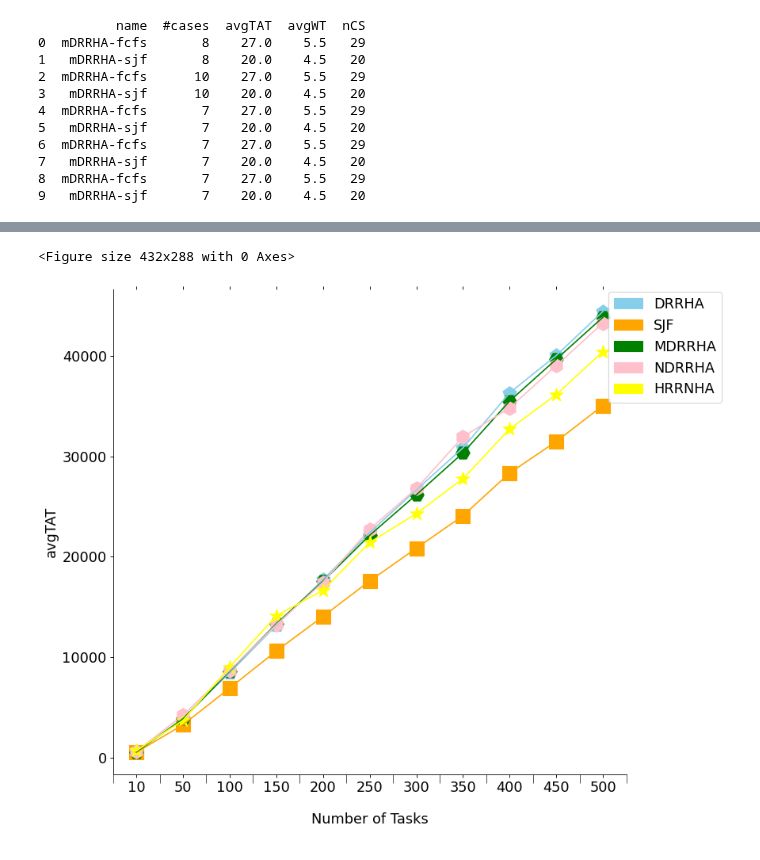
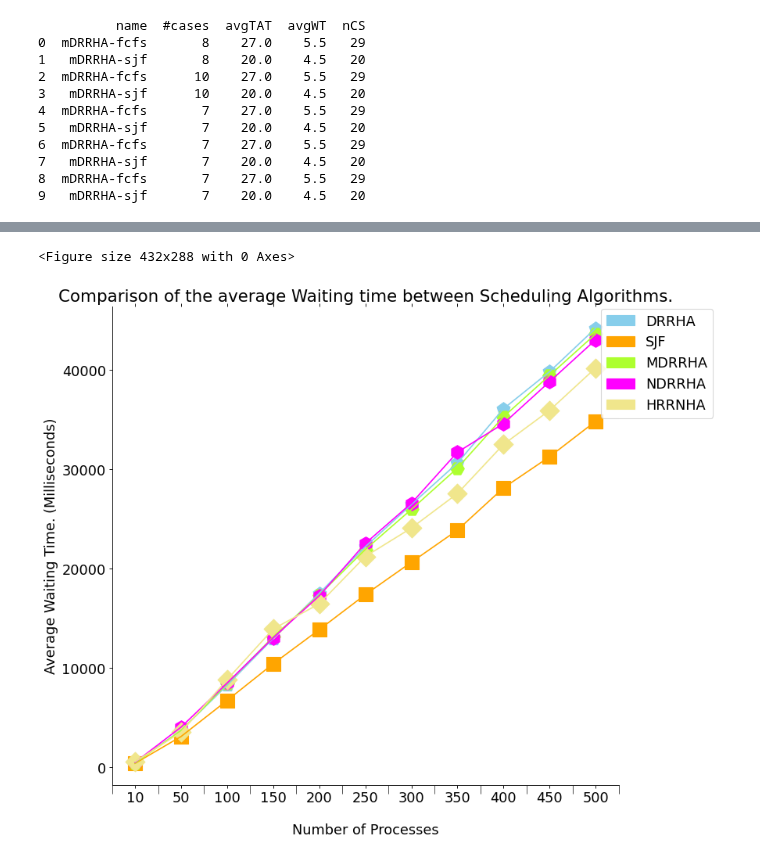
Before and after one commit to Bhaikko/mdrrha, a Jupyter notebook: src/graph_handler.ipynb, the cells around one changed output, grey strips where cells are left out. Saved outputs shown, nothing was run; the diff lists cells and outputs as text; code cells hidden in the pictures.

```diff
--- a/src/graph_handler.ipynb
+++ b/src/graph_handler.ipynb
@@ -38,6 +38,15 @@ ALGO_COMPARISONS_ATAT_BAR = 1
 ALGO_COMPARISONS_ATAT_LINE = 2
 ALGO_COMPARISONS_WT_BAR = 3
 ALGO_COMPARISONS_WT_LINE = 4
+
+colors = [
+    'skyblue', 'DRRHA',
+    'orange', 'SJF',
+    'greenyellow', 'MDRRHA',
+    'fuchsia', 'NDRRHA',
+    'khaki', 'HRRNHA',
+    'aqua', 'RR'
+]
 # %%
 # Comparison of mDRRHA with SJF and FCFS
 
@@ -362,9 +373,9 @@ ax.tick_params( axis='x', which='major', bottom='off', top='off' )
 colors = [
     'skyblue', 'DRRHA',
     'orange', 'SJF',
-    'green', 'MDRRHA',
-    'pink', 'NDRRHA',
-    'yellow', 'HRRNHA'
+    'greenyellow', 'MDRRHA',
+    'fuchsia', 'NDRRHA',
+    'khaki', 'HRRNHA'
 ]
 
 ax.spines['top'].set_visible(False)
@@ -375,8 +386,8 @@ ax.spines['right'].set_visible(False)
 # Plotting Bars
 marker_size = 250
 
-# plot_metric = 'avgWT'
-plot_metric = 'avgTAT'
+plot_metric = 'avgWT'
+# plot_metric = 'avgTAT'
 # plot_metric = 'avgRT'
 
 ax.plot(X_axis, sjf_values[plot_metric].to_numpy(), color = colors[2])
@@ -384,36 +395,37 @@ plt.scatter(X_axis, sjf_values[plot_metric].to_numpy(), marker = 's', s = marker
 
 ax.plot(X_axis, drrha_values[plot_metric].to_numpy(), color = colors[0])
 plt.scatter(X_axis, drrha_values[plot_metric].to_numpy(), marker = 'p', s = marker_size, color = colors[0])
 
 ax.plot(X_axis, mdrrha_values[plot_metric].to_numpy(), color = colors[4])
 plt.scatter(X_axis, mdrrha_values[plot_metric].to_numpy(), marker = 'H', s = marker_size, color = colors[4])
 
 ax.plot(X_axis, ndrrha_values[plot_metric].to_numpy(), color = colors[6])
 plt.scatter(X_axis, ndrrha_values[plot_metric].to_numpy(), marker = 'h', s = marker_size, color = colors[6])
 
 ax.plot(X_axis, hrrnha_values[plot_metric].to_numpy(), color = colors[8])
-plt.scatter(X_axis, hrrnha_values[plot_metric].to_numpy(), marker = '*', s = marker_size, color = colors[8])
+plt.scatter(X_axis, hrrnha_values[plot_metric].to_numpy(), marker = 'D', s = marker_size, color = colors[8])
 
 # Configuring Legend
 legend_elements = []
 
 for i in range(0, len(colors), 2):
     legend_elements.append(
         Patch(facecolor=colors[i], edgecolor=colors[i], label=colors[i + 1])
     )
 
 ax.legend(
     handles = legend_elements,
     loc = 'upper right',
     bbox_to_anchor=(1.20, 1.01)
 )
 
-plt.xlabel('Number of Tasks', labelpad = 20)
-# plt.ylabel('Average Waiting Time. (Milliseconds)')
+plt.xlabel('Number of Processes', labelpad = 20)
+plt.ylabel('Average Waiting Time. (Milliseconds)')
 # plt.ylabel('Average Turnaround Time. (Milliseconds)')
-plt.ylabel(plot_metric)
-# plt.title('Comparison of the average Waiting time of SJF and DRRHA.')
+# plt.ylabel('Average Response Time. (Milliseconds)')
+# plt.ylabel(plot_metric)
+plt.title('Comparison of the average Waiting time between Scheduling Algorithms.')
 plt.show()
 # %% [output]
 <Figure size 432x288 with 0 Axes>
-[figure, old version]
+[figure, new version]
```
Also changed, not shown: parts of 3 cells of this notebook, 19 other files.
